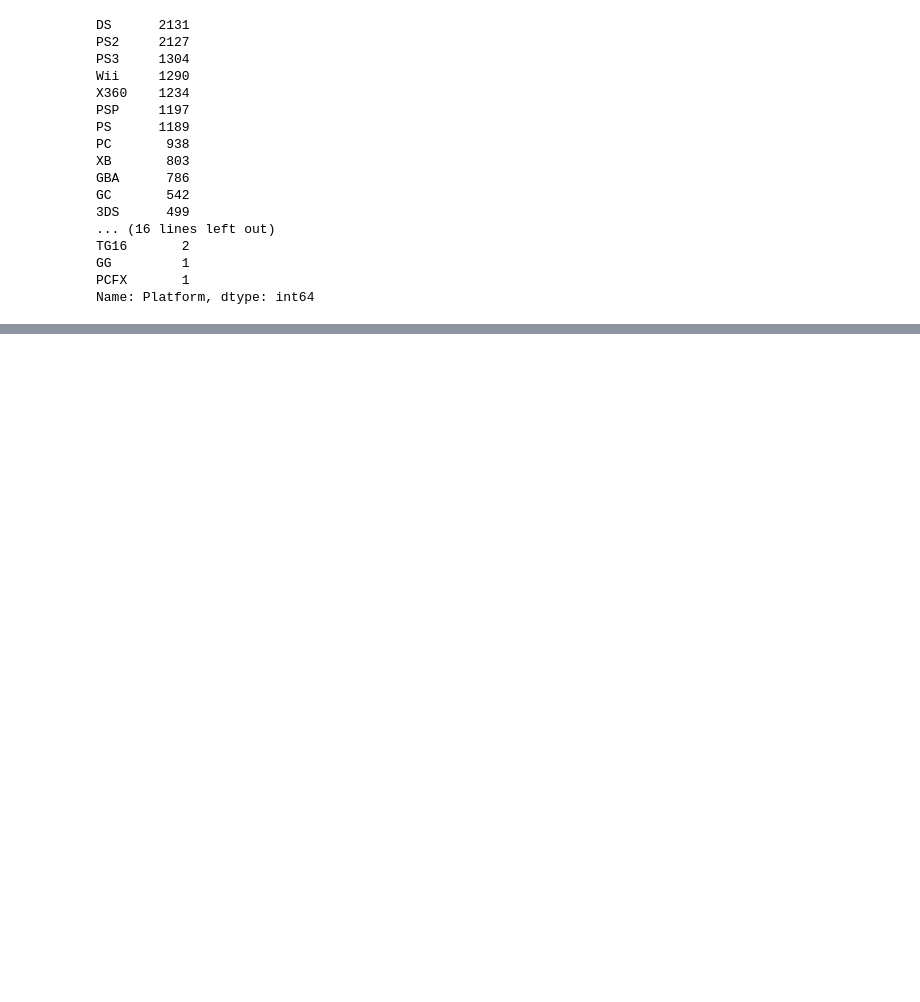
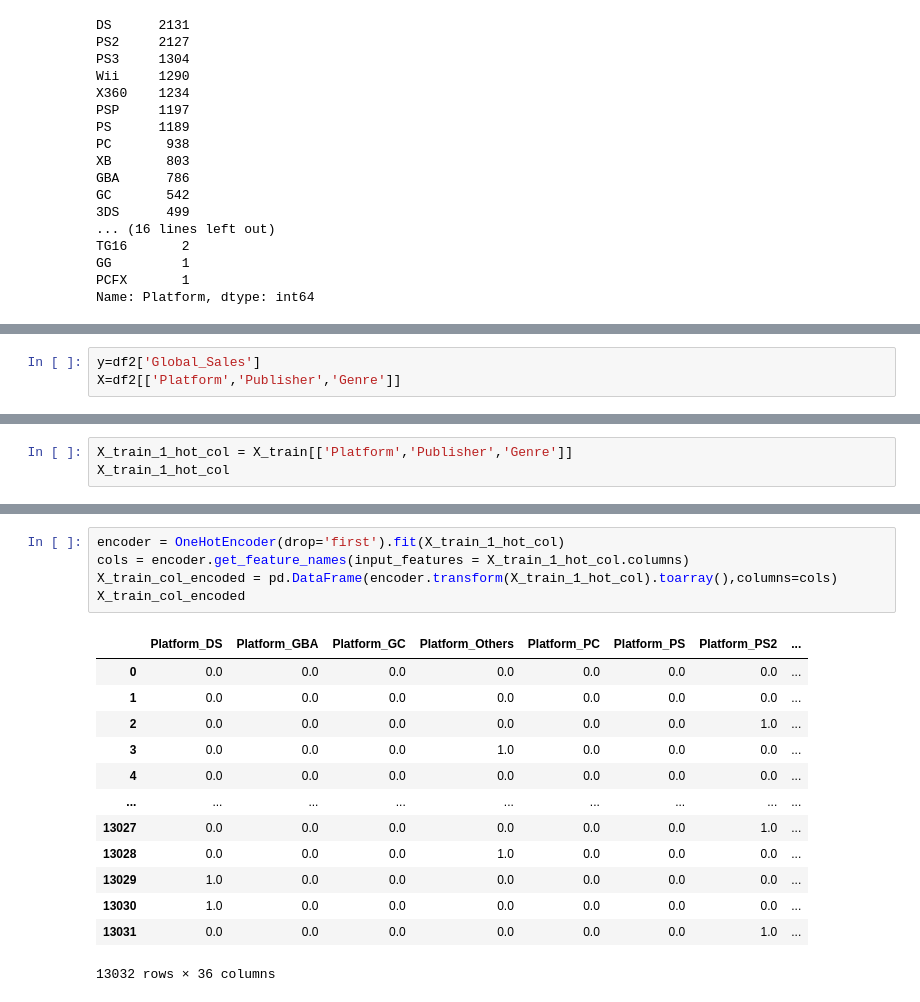
Before and after one commit to dongspark/Mid-project, a Jupyter notebook: notebooks/mid-project.ipynb, the cells around one changed output, grey strips where cells are left out. Saved outputs shown, nothing was run; the diff lists cells and outputs as text; blank space fills up the shorter version.

```diff
--- a/notebooks/mid-project.ipynb
+++ b/notebooks/mid-project.ipynb
@@ -236,0 +439,3 @@ Name: Platform, dtype: int64
+# %%
+y=df2['Global_Sales']
+X=df2[['Platform','Publisher','Genre']]
@@ -236,0 +453,3 @@ Name: Platform, dtype: int64
+# %%
+X_train_1_hot_col = X_train[['Platform','Publisher','Genre']]
+X_train_1_hot_col
@@ -236,0 +487,19 @@ Name: Platform, dtype: int64
+# %%
+encoder = OneHotEncoder(drop='first').fit(X_train_1_hot_col)
+cols = encoder.get_feature_names(input_features = X_train_1_hot_col.columns)
+X_train_col_encoded = pd.DataFrame(encoder.transform(X_train_1_hot_col).toarray(),columns=cols)
+X_train_col_encoded
+# %% [output]
+|  | Platform_DS | Platform_GBA | Platform_GC | Platform_Others | Platform_PC | Platform_PS | Platform_PS2 | ... |
+| 0 | 0.0 | 0.0 | 0.0 | 0.0 | 0.0 | 0.0 | 0.0 | ... |
+| 1 | 0.0 | 0.0 | 0.0 | 0.0 | 0.0 | 0.0 | 0.0 | ... |
+| 2 | 0.0 | 0.0 | 0.0 | 0.0 | 0.0 | 0.0 | 1.0 | ... |
+| 3 | 0.0 | 0.0 | 0.0 | 1.0 | 0.0 | 0.0 | 0.0 | ... |
+| 4 | 0.0 | 0.0 | 0.0 | 0.0 | 0.0 | 0.0 | 0.0 | ... |
+| ... | ... | ... | ... | ... | ... | ... | ... | ... |
+| 13027 | 0.0 | 0.0 | 0.0 | 0.0 | 0.0 | 0.0 | 1.0 | ... |
+| 13028 | 0.0 | 0.0 | 0.0 | 1.0 | 0.0 | 0.0 | 0.0 | ... |
+| 13029 | 1.0 | 0.0 | 0.0 | 0.0 | 0.0 | 0.0 | 0.0 | ... |
+| 13030 | 1.0 | 0.0 | 0.0 | 0.0 | 0.0 | 0.0 | 0.0 | ... |
+| 13031 | 0.0 | 0.0 | 0.0 | 0.0 | 0.0 | 0.0 | 1.0 | ... |
+13032 rows × 36 columns
```
Also changed, not shown: parts of 47 cells of this notebook.
